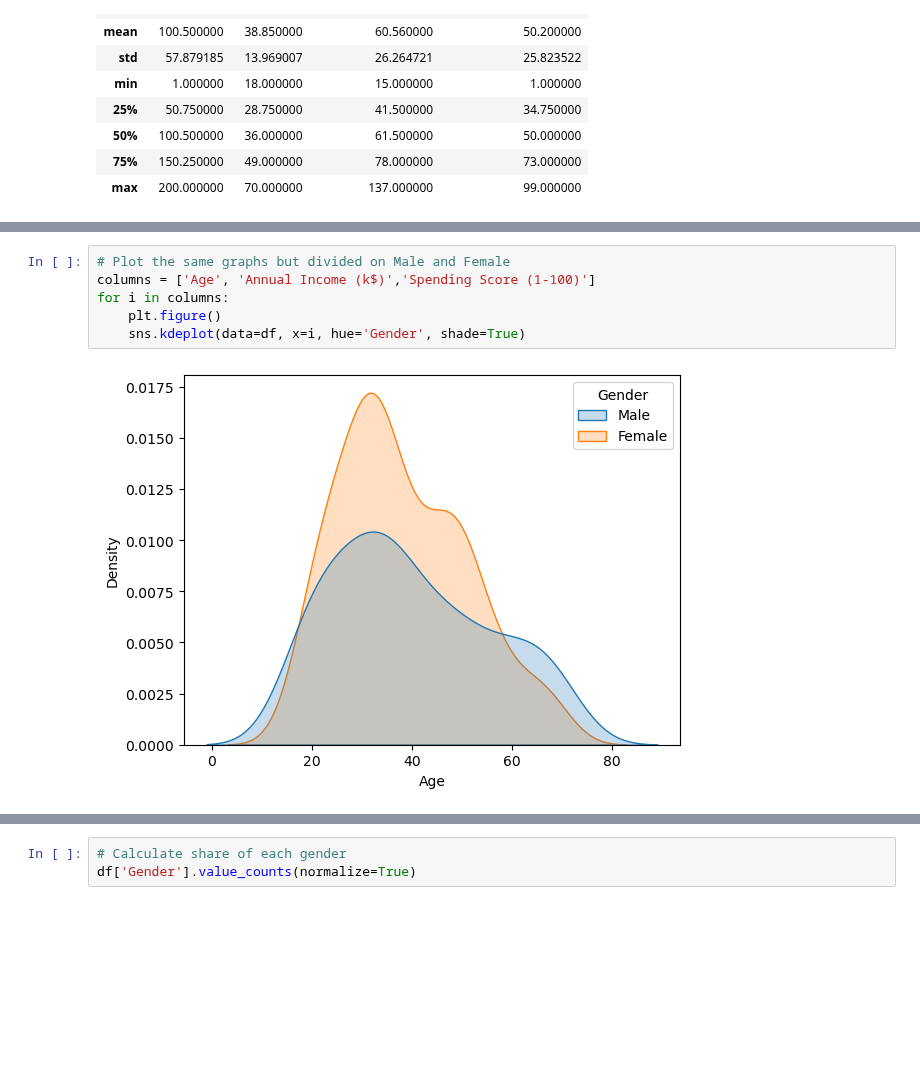
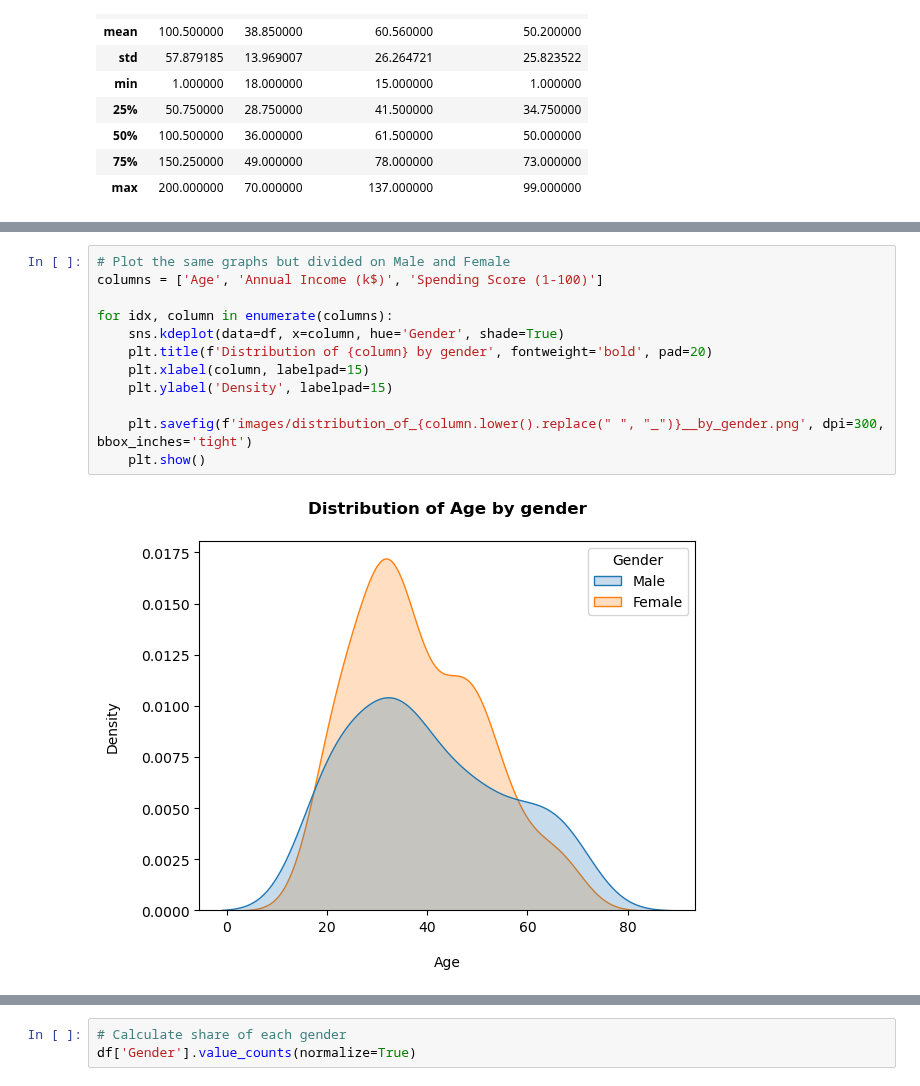
Before and after one commit to ErikBusk/MallCustomerSegmentation, a Jupyter notebook: Customer segmentation.ipynb, the cells around one changed output, grey strips where cells are left out. Saved outputs shown, nothing was run; the diff lists cells and outputs as text; blank space fills up the shorter version.

Commit message:
Updated image designs

```diff
--- a/Customer segmentation.ipynb
+++ b/Customer segmentation.ipynb
@@ -65,9 +56,15 @@ for idx, column in enumerate(columns):
 [figure]
 # %%
 # Plot the same graphs but divided on Male and Female
-columns = ['Age', 'Annual Income (k$)','Spending Score (1-100)']
-for i in columns:
-    plt.figure()
-    sns.kdeplot(data=df, x=i, hue='Gender', shade=True)
+columns = ['Age', 'Annual Income (k$)', 'Spending Score (1-100)']
+
+for idx, column in enumerate(columns):
+    sns.kdeplot(data=df, x=column, hue='Gender', shade=True)
+    plt.title(f'Distribution of {column} by gender', fontweight='bold', pad=20)
+    plt.xlabel(column, labelpad=15)
+    plt.ylabel('Density', labelpad=15)
+
+    plt.savefig(f'images/distribution_of_{column.lower().replace(" ", "_")}__by_gender.png', dpi=300, bbox_inches='tight')
+    plt.show()
 # %% [output]
-[figure, old version]
+[figure, new version]
```
Also changed, not shown: parts of 22 cells of this notebook, 14 other files.
